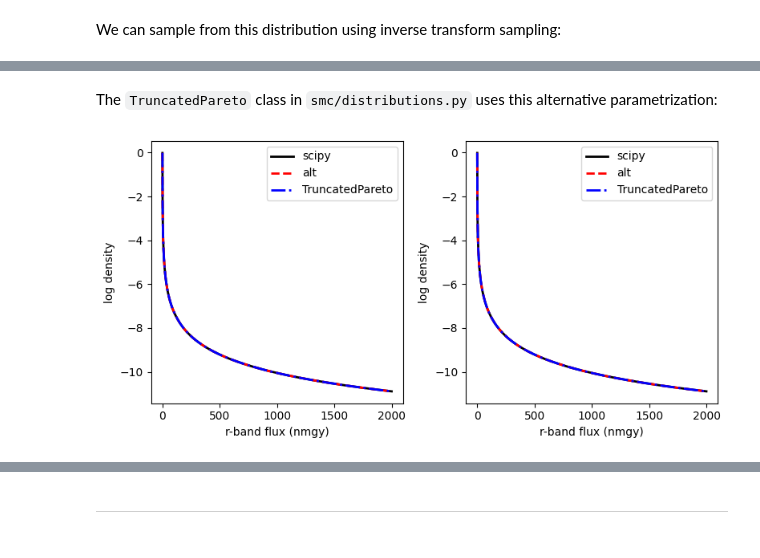
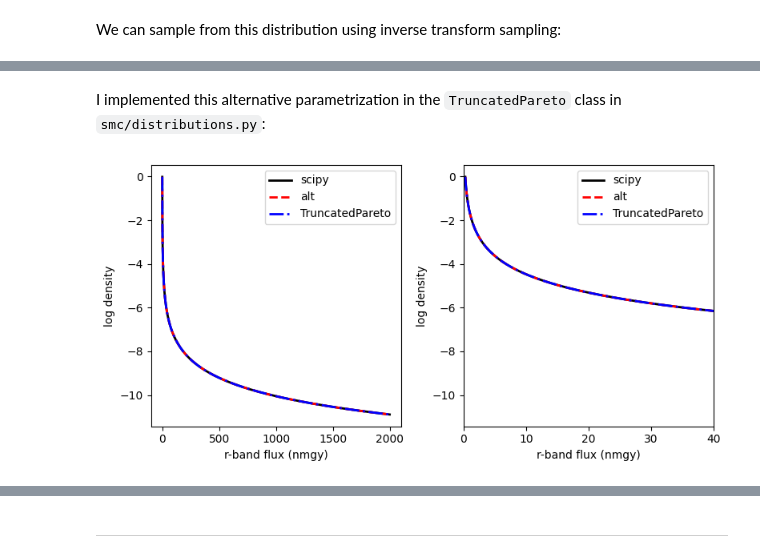
Before and after one commit to timwhite0/smcdet, a Jupyter notebook: experiments/manuscript/m71_manyimages/m71.ipynb, the cells around one changed output, grey strips where cells are left out. Saved outputs shown, nothing was run; the diff lists cells and outputs as text; code cells hidden in the pictures.

```diff
--- a/experiments/manuscript/m71_manyimages/m71.ipynb
+++ b/experiments/manuscript/m71_manyimages/m71.ipynb
@@ -310,5 +314,5 @@ _ = plt.legend()
 # %% [markdown]
-The `TruncatedPareto` class in `smc/distributions.py` uses this alternative parametrization:
+I implemented this alternative parametrization in the `TruncatedPareto` class in `smc/distributions.py`:
 # %%
 f = np.logspace(np.log10(loc + scale + 1e-4), np.log10(2000), 200)
 pf = truncpareto.pdf(f, alpha, trunc, loc, scale)
@@ -320,26 +324,27 @@ my_truncpareto = TruncatedPareto(alpha = alpha, lower = L, upper = H)
 # %%
 fig, ax = plt.subplots(1, 2, figsize = (8, 4))
 
 _ = ax[0].plot(f, np.log(pf), color = 'black', linewidth = 2, label = 'scipy')
 _ = ax[0].plot(f, np.log(pf_alt), color = 'red', linewidth = 2, linestyle = 'dashed', label = 'alt')
 _ = ax[0].plot(f, my_truncpareto.log_prob(torch.tensor(f)),
                color = 'blue', linewidth = 2, linestyle = 'dashdot', label = 'TruncatedPareto')
 _ = ax[0].set_xlabel('r-band flux (nmgy)')
 _ = ax[0].set_ylabel('log density')
 _ = ax[0].legend()
 
 _ = ax[1].plot(f, np.log(pf), color = 'black', linewidth = 2, label = 'scipy')
 _ = ax[1].plot(f, np.log(pf_alt), color = 'red', linewidth = 2, linestyle = 'dashed', label = 'alt')
 _ = ax[1].plot(f, my_truncpareto.log_prob(torch.tensor(f)),
                color = 'blue', linewidth = 2, linestyle = 'dashdot', label = 'TruncatedPareto')
+_ = ax[1].set_xlim(0,40)
 _ = ax[1].set_xlabel('r-band flux (nmgy)')
 _ = ax[1].set_ylabel('log density')
 
 _ = ax[1].legend()
 
 _ = fig.tight_layout()
 # %% [output]
-[figure, old version]
+[figure, new version]
 # %%
 _ = plt.hist(convert_nmgy_to_mag(torch.tensor(truncpareto(alpha, trunc, loc, scale).rvs(num_samples))),
              bins = 20, alpha = 0.5, density = True, label = 'scipy')
```
Also changed, not shown: parts of 18 cells of this notebook, 1 other file.
